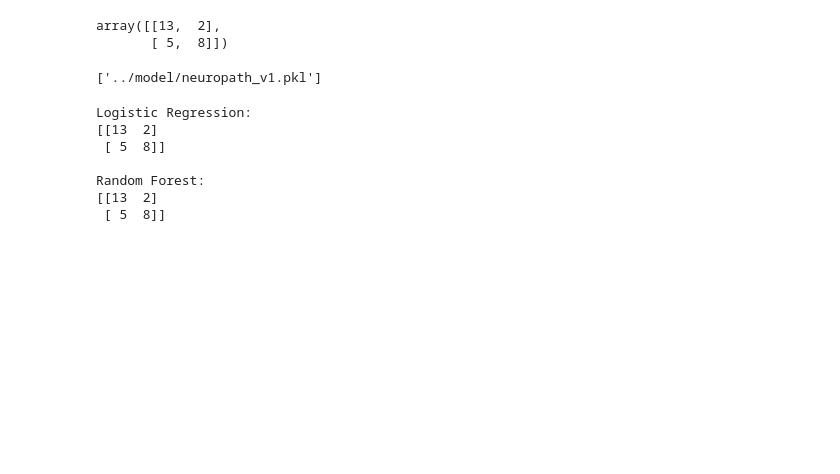
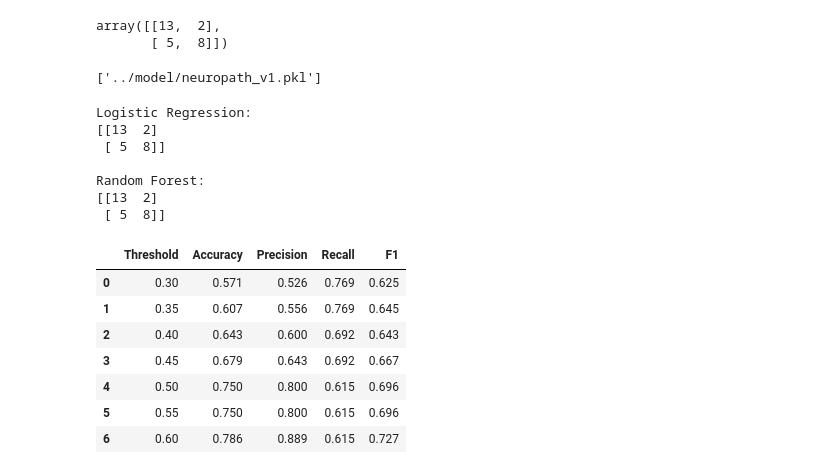
Before and after one commit to pamusai-45/NeuroPath-AI, a Jupyter notebook: notebook/01_data_understanding.ipynb, the cells around one changed output. Drawn from its saved outputs; the diff is of its cells as text; code cells hidden in the pictures; blank space fills up the shorter version.

```diff
--- a/notebook/01_data_understanding.ipynb
+++ b/notebook/01_data_understanding.ipynb
@@ -976,3 +976,32 @@ Logistic Regression:
 Random Forest:
 [[13  2]
  [ 5  8]]
+# %%
+thresholds = [0.30, 0.35, 0.40, 0.45, 0.50, 0.55, 0.60]
+
+threshold_results = []
+
+for threshold in thresholds:
+
+    y_pred_threshold = (y_prob_rf >= threshold).astype(int)
+
+    threshold_results.append({
+        "Threshold": threshold,
+        "Accuracy": accuracy_score(y_test, y_pred_threshold),
+        "Precision": precision_score(y_test, y_pred_threshold),
+        "Recall": recall_score(y_test, y_pred_threshold),
+        "F1": f1_score(y_test, y_pred_threshold)
+    })
+
+threshold_df = pd.DataFrame(threshold_results)
+
+threshold_df.round(3)
+# %% [output]
+|  | Threshold | Accuracy | Precision | Recall | F1 |
+| 0 | 0.30 | 0.571 | 0.526 | 0.769 | 0.625 |
+| 1 | 0.35 | 0.607 | 0.556 | 0.769 | 0.645 |
+| 2 | 0.40 | 0.643 | 0.600 | 0.692 | 0.643 |
+| 3 | 0.45 | 0.679 | 0.643 | 0.692 | 0.667 |
+| 4 | 0.50 | 0.750 | 0.800 | 0.615 | 0.696 |
+| 5 | 0.55 | 0.750 | 0.800 | 0.615 | 0.696 |
+| 6 | 0.60 | 0.786 | 0.889 | 0.615 | 0.727 |
```
Also changed, not shown: parts of 7 cells of this notebook.
